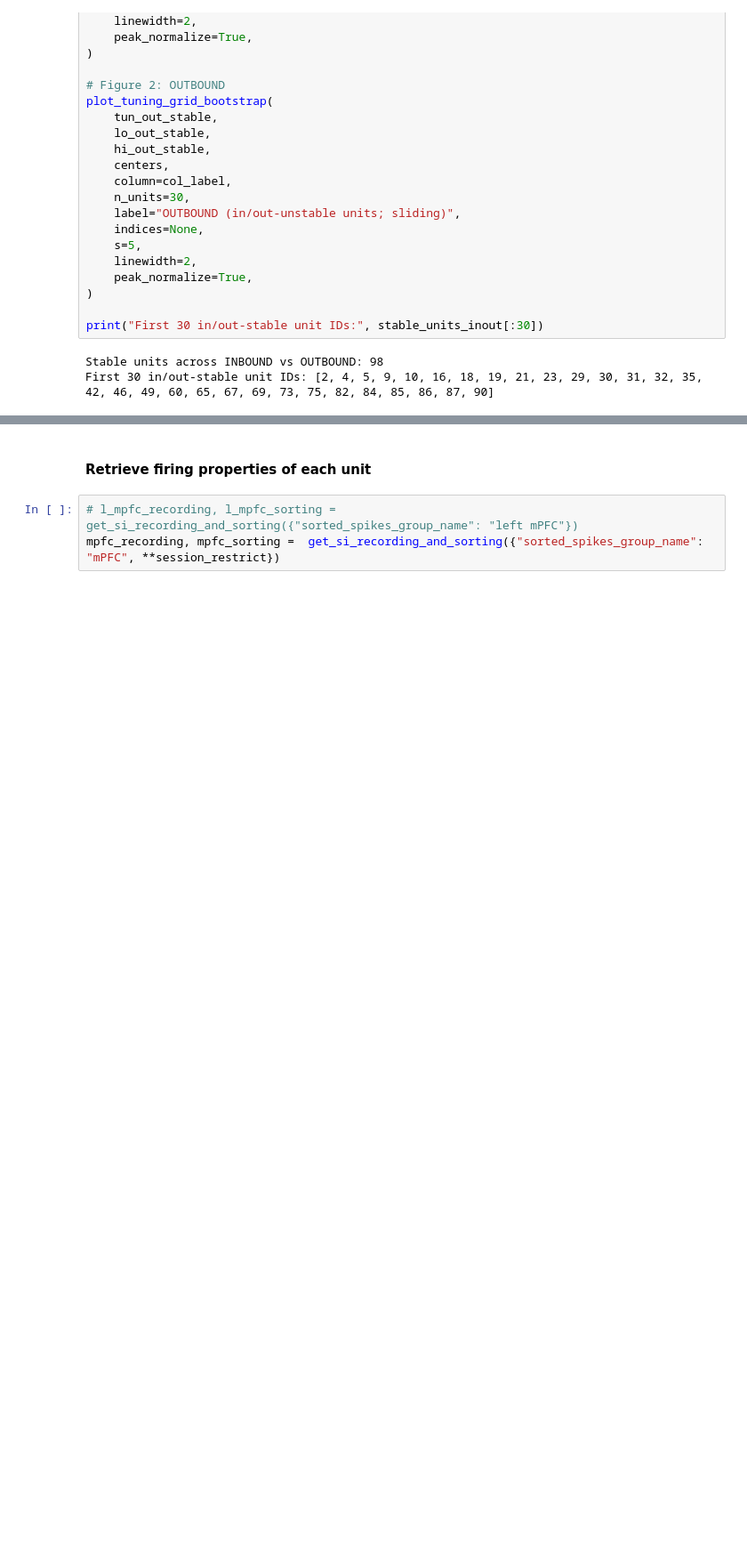
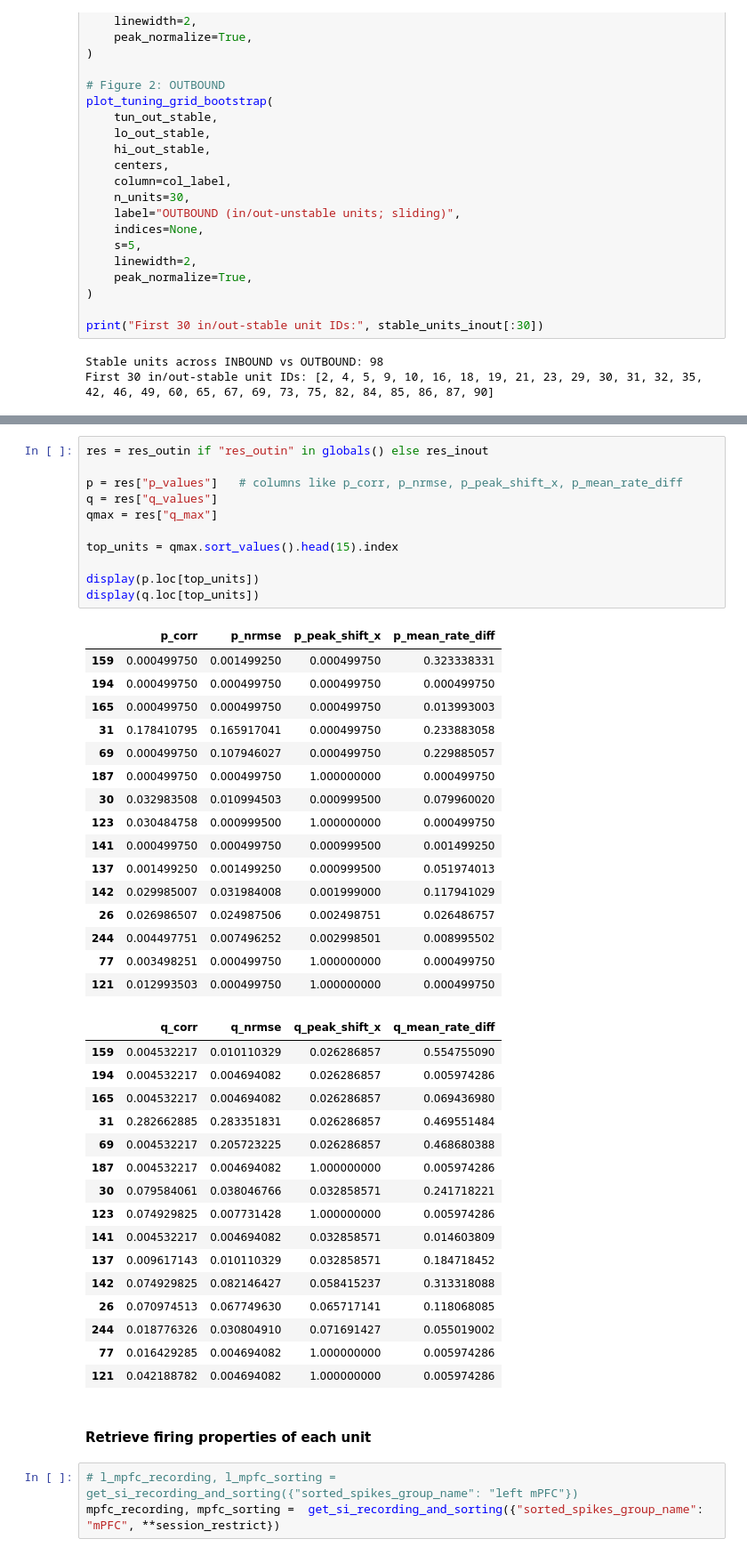
Before and after one commit to anirudh073/pfc-movement-analysis, a Jupyter notebook: notebooks/unit_tuning.ipynb, the cells around one changed output, grey strips where cells are left out. Shown at 89% size. Cells and saved outputs as stored; diff of their text form; blank space fills up the shorter version.

```diff
--- a/notebooks/unit_tuning.ipynb
+++ b/notebooks/unit_tuning.ipynb
@@ -3857,3 +4459,47 @@ print("Example significant unit ids:", sig_units[:20])
+# %%
+res = res_outin if "res_outin" in globals() else res_inout
+
+p = res["p_values"]   # columns like p_corr, p_nrmse, p_peak_shift_x, p_mean_rate_diff
+q = res["q_values"]
+qmax = res["q_max"]
+
+top_units = qmax.sort_values().head(15).index
+
+display(p.loc[top_units])
+display(q.loc[top_units])
+# %% [output]
+|  | p_corr | p_nrmse | p_peak_shift_x | p_mean_rate_diff |
+| 159 | 0.000499750 | 0.001499250 | 0.000499750 | 0.323338331 |
+| 194 | 0.000499750 | 0.000499750 | 0.000499750 | 0.000499750 |
+| 165 | 0.000499750 | 0.000499750 | 0.000499750 | 0.013993003 |
+| 31 | 0.178410795 | 0.165917041 | 0.000499750 | 0.233883058 |
+| 69 | 0.000499750 | 0.107946027 | 0.000499750 | 0.229885057 |
+| 187 | 0.000499750 | 0.000499750 | 1.000000000 | 0.000499750 |
+| 30 | 0.032983508 | 0.010994503 | 0.000999500 | 0.079960020 |
+| 123 | 0.030484758 | 0.000999500 | 1.000000000 | 0.000499750 |
+| 141 | 0.000499750 | 0.000499750 | 0.000999500 | 0.001499250 |
+| 137 | 0.001499250 | 0.001499250 | 0.000999500 | 0.051974013 |
+| 142 | 0.029985007 | 0.031984008 | 0.001999000 | 0.117941029 |
+| 26 | 0.026986507 | 0.024987506 | 0.002498751 | 0.026486757 |
+| 244 | 0.004497751 | 0.007496252 | 0.002998501 | 0.008995502 |
+| 77 | 0.003498251 | 0.000499750 | 1.000000000 | 0.000499750 |
+| 121 | 0.012993503 | 0.000499750 | 1.000000000 | 0.000499750 |
+|  | q_corr | q_nrmse | q_peak_shift_x | q_mean_rate_diff |
+| 159 | 0.004532217 | 0.010110329 | 0.026286857 | 0.554755090 |
+| 194 | 0.004532217 | 0.004694082 | 0.026286857 | 0.005974286 |
+| 165 | 0.004532217 | 0.004694082 | 0.026286857 | 0.069436980 |
+| 31 | 0.282662885 | 0.283351831 | 0.026286857 | 0.469551484 |
+| 69 | 0.004532217 | 0.205723225 | 0.026286857 | 0.468680388 |
+| 187 | 0.004532217 | 0.004694082 | 1.000000000 | 0.005974286 |
+| 30 | 0.079584061 | 0.038046766 | 0.032858571 | 0.241718221 |
+| 123 | 0.074929825 | 0.007731428 | 1.000000000 | 0.005974286 |
+| 141 | 0.004532217 | 0.004694082 | 0.032858571 | 0.014603809 |
+| 137 | 0.009617143 | 0.010110329 | 0.032858571 | 0.184718452 |
+| 142 | 0.074929825 | 0.082146427 | 0.058415237 | 0.313318088 |
+| 26 | 0.070974513 | 0.067749630 | 0.065717141 | 0.118068085 |
+| 244 | 0.018776326 | 0.030804910 | 0.071691427 | 0.055019002 |
+| 77 | 0.016429285 | 0.004694082 | 1.000000000 | 0.005974286 |
+| 121 | 0.042188782 | 0.004694082 | 1.000000000 | 0.005974286 |
 # %% [markdown]
 #### Retrieve firing properties of each unit
 # %%
```
Also changed, not shown: parts of 12 cells of this notebook.
